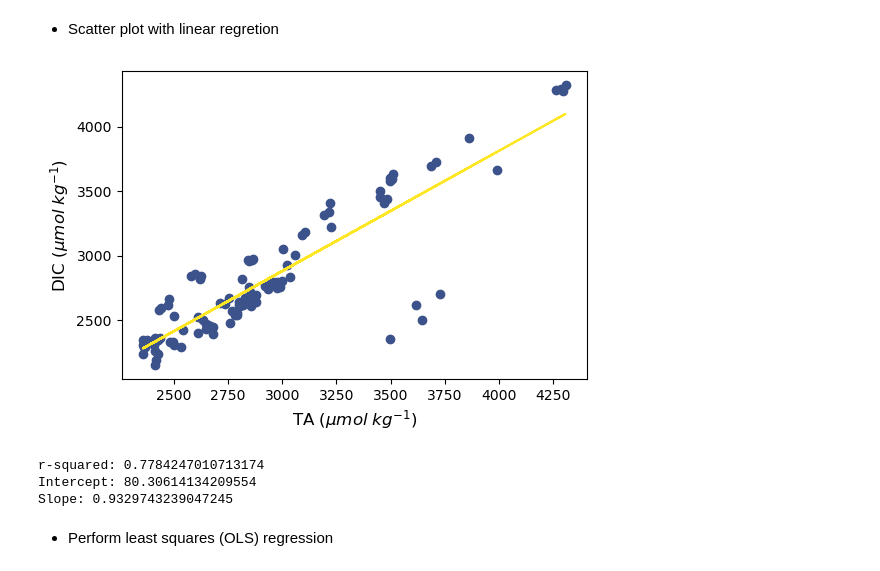
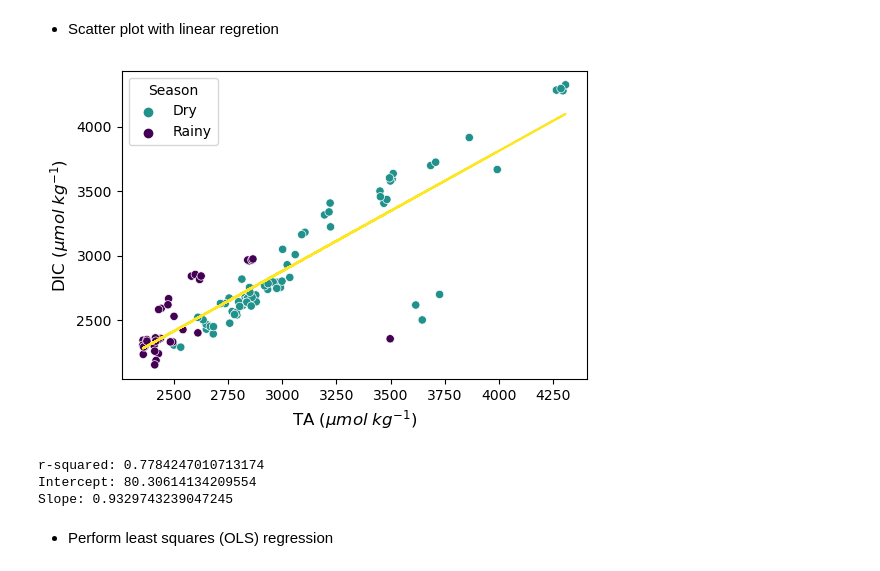
Before and after one commit to gilbertoCM/terminos_lagoon_carbonate, a Jupyter notebook: MartinezTrejo_etal_2023_pyco2sys.ipynb, the cells around one changed output. Drawn from its saved outputs; the diff is of its cells as text; code cells hidden in the pictures.

Commit message:
Funciona con los dos colores

```diff
--- a/MartinezTrejo_etal_2023_pyco2sys.ipynb
+++ b/MartinezTrejo_etal_2023_pyco2sys.ipynb
@@ -79,35 +79,48 @@ from scipy import stats
 
 x = CarbonateTL['TA_micromol_kg']
 y = CarbonateTL['DIC_micromol_kg']
+import seaborn as sns
 
-plt.scatter(x, y, label='original data', color = "#3b528b")
+
+
+# Plot sepal width as a function of sepal_length across days
+g = sns.scatterplot(
+    data=CarbonateTL,
+    x="TA_micromol_kg", y="DIC_micromol_kg", hue="Season",
+    palette=dict(Dry="#21918c", Rainy="#440154")
+)
+
+
+
+#plt.scatter(x, y, label='original data', color = "#3b528b")
 
 # Add labels and title
 plt.xlabel('TA ($\mu mol  \; kg^{-1}$)', fontsize = 12)
+
 plt.ylabel('DIC ($\mu mol  \; kg^{-1}$)', fontsize = 12)
 
 # Calculate the linear regression line
 slope, intercept, r_value, p_value, std_err = stats.linregress(x, y)
 
 # Plot linear regression
 
 plt.plot(x, intercept + slope*x, '#fde725')
 
 # set the figure size
 plt.gcf().set_size_inches(6, 4)
 
 # save the plot as a PDF file paper format
 plt.savefig('DIC_TA_pH.pdf', dpi=300, bbox_inches='tight')
 
 plt.show()
 
 # Print linear regression results
 
 print("r-squared:", r_value**2)
 print("Intercept:", intercept)
 print("Slope:", slope)
 # %% [output]
-[figure, old version]
+[figure, new version]
 r-squared: 0.7784247010713174
 Intercept: 80.30614134209554
 Slope: 0.9329743239047245
```
Also changed, not shown: parts of 3 cells of this notebook.
